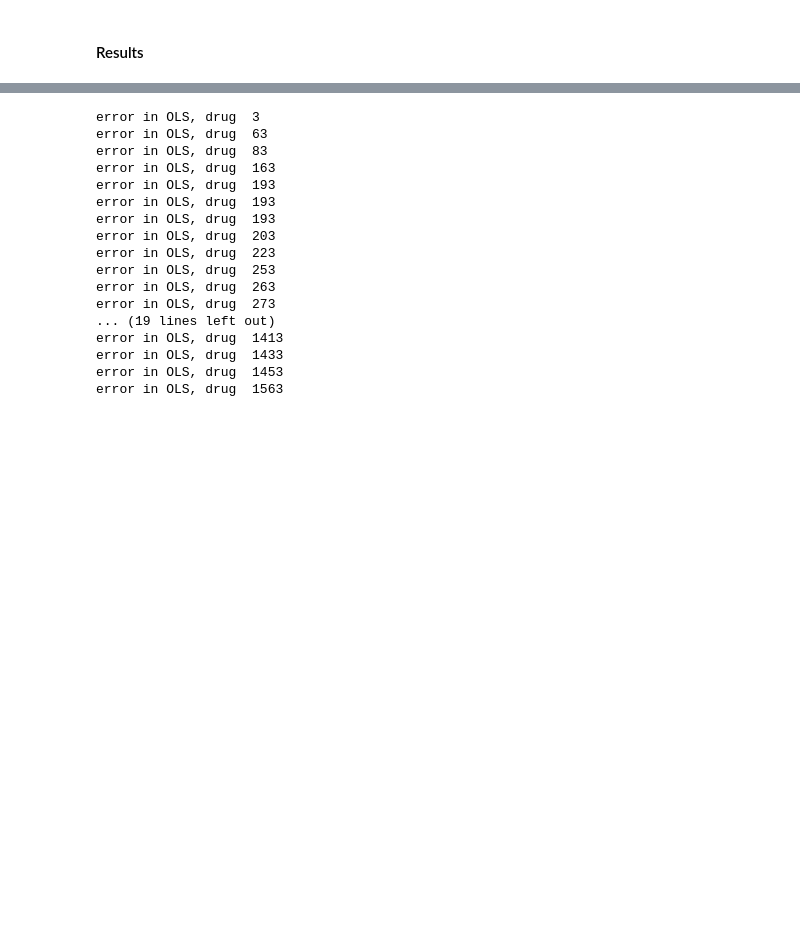
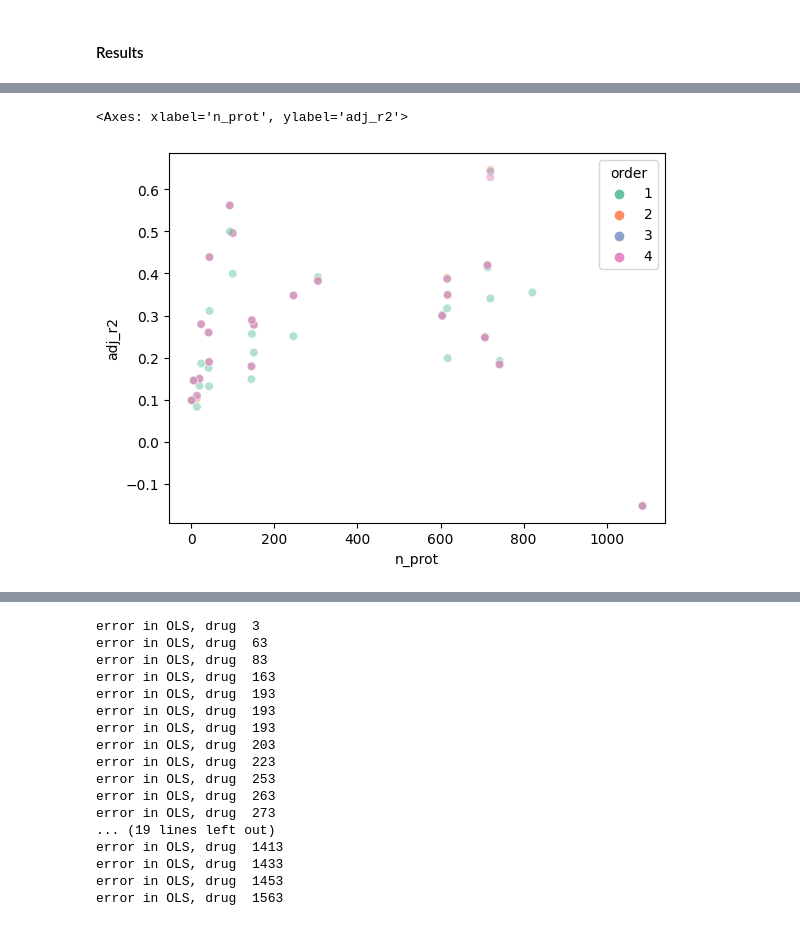
Before and after one commit to Yatish0833/multiomics-synergies, a Jupyter notebook: explainability.ipynb, the cells around one changed output, grey strips where cells are left out. Drawn from its saved outputs; the diff is of its cells as text; code cells hidden in the pictures; blank space fills up the shorter version.

```diff
--- a/explainability.ipynb
+++ b/explainability.ipynb
@@ -281,0 +240,6 @@ error in OLS, drug  2503
+# %%
+# adj includes nan if to few observations for amount of variables
+sns.scatterplot(data=r2_5[["adj_r2", "pseudo_r2", "order", "n_prot"]].drop_duplicates(ignore_index=True), x="n_prot", y="adj_r2", hue="order", palette="Set2", alpha=0.5)
+# %% [output]
+<Axes: xlabel='n_prot', ylabel='adj_r2'>
+[figure, added]
```
Also changed, not shown: parts of 27 cells of this notebook, 1 other file.
